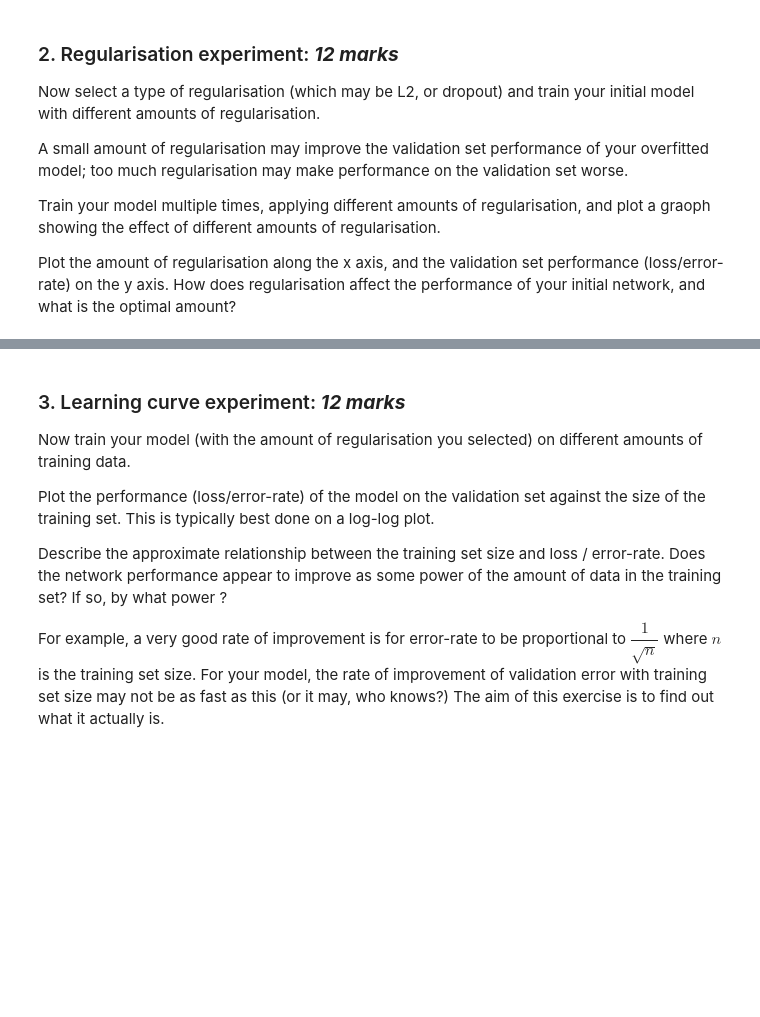
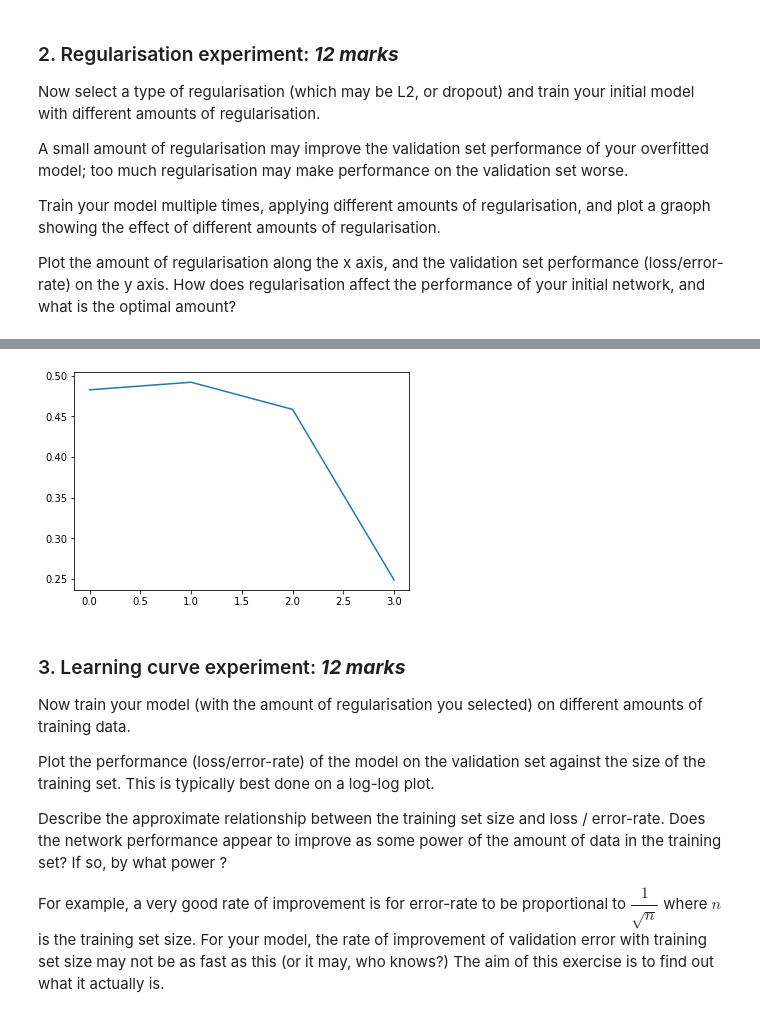
Before and after one commit to Occy88/Deeplearning, a Jupyter notebook: CourseWorkProject2021.ipynb, the cells around one changed output, grey strips where cells are left out. Cells and saved outputs as stored; diff of their text form; code cells hidden in the pictures; blank space fills up the shorter version.

```diff
--- a/CourseWorkProject2021.ipynb
+++ b/CourseWorkProject2021.ipynb
@@ -231,6 +259,8 @@ for w in reg_values:
 # %%
-plt.plot(reg_values,acc)
+plt.plot(range(len(reg_values)),reg_acc)
 plt.show()
+# %% [output]
+[figure, added]
 # %% [markdown]
 ### 3.  Learning curve experiment:  ***12 marks***
 
```
Also changed, not shown: parts of 4 cells of this notebook, 1 other file.
